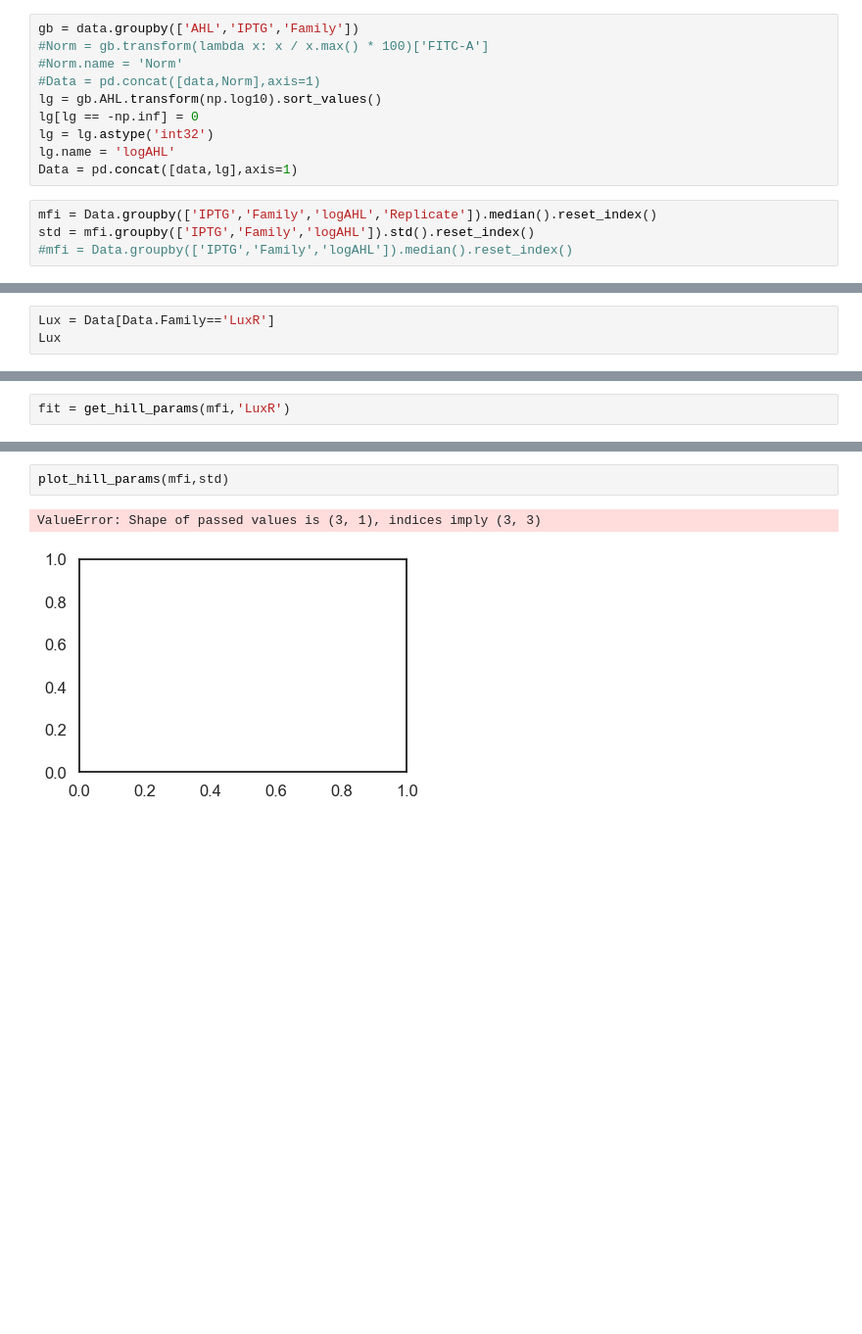
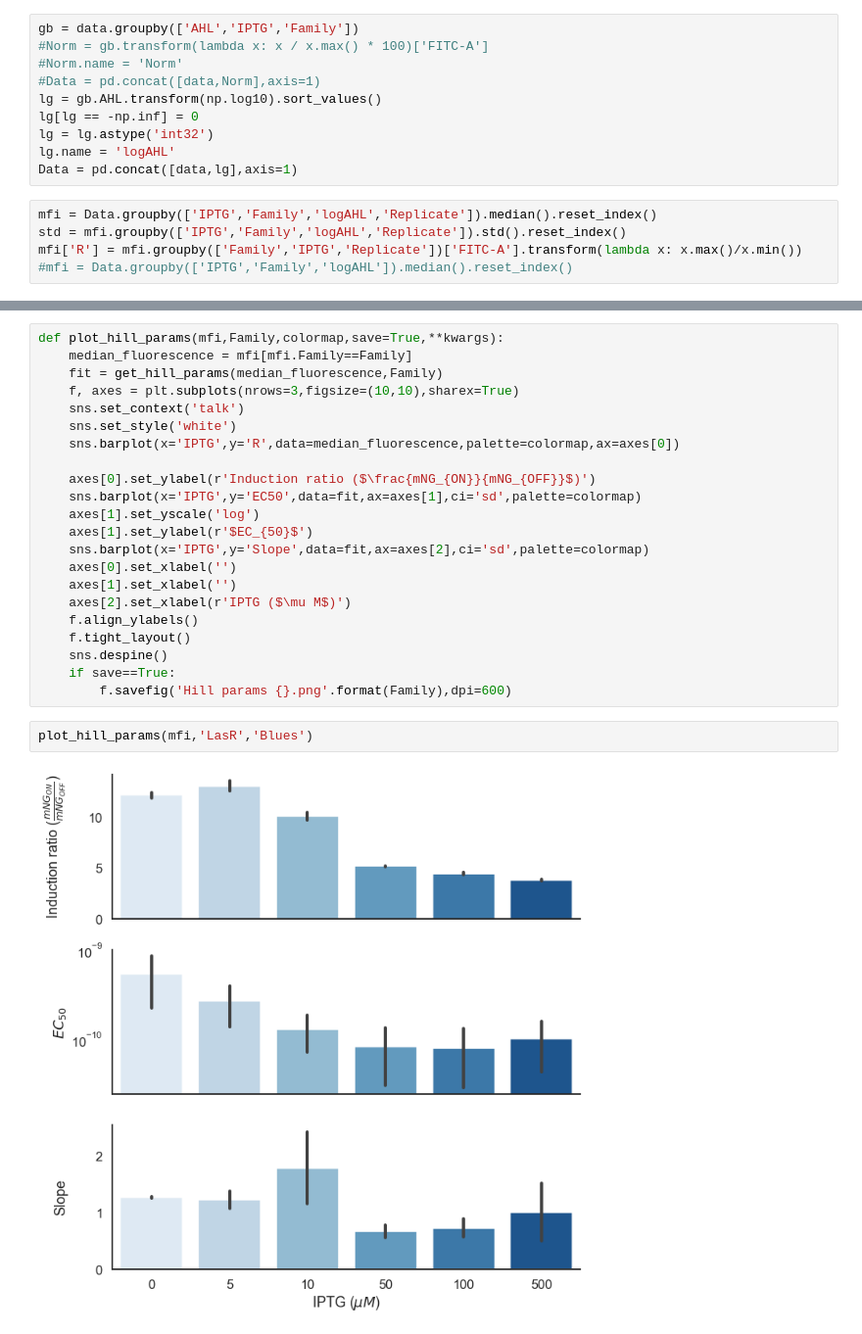
Before and after one commit to Jsakkos/cyano-sync, a Jupyter notebook: Figures/Hill fitting and plot.ipynb, the cells around one changed output, grey strips where cells are left out. Shown at 98% size. Saved outputs shown, nothing was run; the diff lists cells and outputs as text; blank space fills up the shorter version.

Commit message:
Added Hill plots

```diff
--- a/Figures/Hill fitting and plot.ipynb
+++ b/Figures/Hill fitting and plot.ipynb
@@ -61,7 +61,8 @@ lg.name = 'logAHL'
 Data = pd.concat([data,lg],axis=1)
 # %%
 mfi = Data.groupby(['IPTG','Family','logAHL','Replicate']).median().reset_index()
-std = mfi.groupby(['IPTG','Family','logAHL']).std().reset_index()
+std = mfi.groupby(['IPTG','Family','logAHL','Replicate']).std().reset_index()
+mfi['R'] = mfi.groupby(['Family','IPTG','Replicate'])['FITC-A'].transform(lambda x: x.max()/x.min())
 #mfi = Data.groupby(['IPTG','Family','logAHL']).median().reset_index()
 # %%
 mfi
@@ -129,3 +82,0 @@ R = pd.DataFrame(R,columns=['IPTG','Family','Induction Ratio'])
-# %%
-Lux = Data[Data.Family=='LuxR']
-Lux
@@ -223,5 +164,3 @@ def get_hill_params(median_fluorescence,Family):
             fits=fits.append(pd.DataFrame([[a_,b_,iptg]],columns=['Slope','EC50','IPTG']),ignore_index=True)
 
     return fits
-# %%
-fit = get_hill_params(mfi,'LuxR')
@@ -233,5 +190,26 @@ sns.barplot(x='IPTG',y='EC50',data=fits)
+# %%
+def plot_hill_params(mfi,Family,colormap,save=True,**kwargs):
+    median_fluorescence = mfi[mfi.Family==Family]
+    fit = get_hill_params(median_fluorescence,Family)
+    f, axes = plt.subplots(nrows=3,figsize=(10,10),sharex=True)
+    sns.set_context('talk')
+    sns.set_style('white')
+    sns.barplot(x='IPTG',y='R',data=median_fluorescence,palette=colormap,ax=axes[0])
+
+    axes[0].set_ylabel(r'Induction ratio ($\frac{mNG_{ON}}{mNG_{OFF}}$)')
+    sns.barplot(x='IPTG',y='EC50',data=fit,ax=axes[1],ci='sd',palette=colormap)
+    axes[1].set_yscale('log')
+    axes[1].set_ylabel(r'$EC_{50}$')
+    sns.barplot(x='IPTG',y='Slope',data=fit,ax=axes[2],ci='sd',palette=colormap)
+    axes[0].set_xlabel('')
+    axes[1].set_xlabel('')
+    axes[2].set_xlabel(r'IPTG ($\mu M$)')
+    f.align_ylabels()
+    f.tight_layout()
+    sns.despine()
+    if save==True:
+        f.savefig('Hill params {}.png'.format(Family),dpi=600)
 # %%
-plot_hill_params(mfi,std)
+plot_hill_params(mfi,'LasR','Blues')
 # %% [output]
-ValueError: Shape of passed values is (3, 1), indices imply (3, 3)
-[figure, old version]
+[figure, new version]
```
Also changed, not shown: parts of 14 cells of this notebook, 8 other files.
